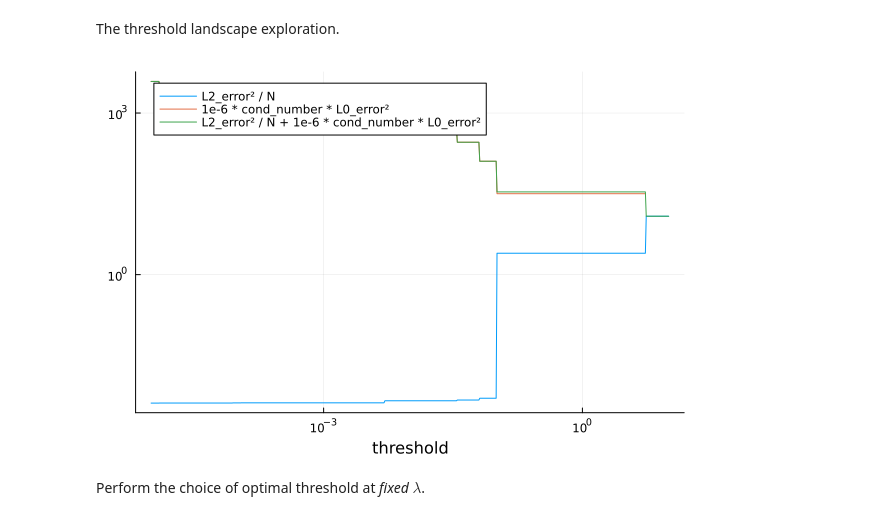
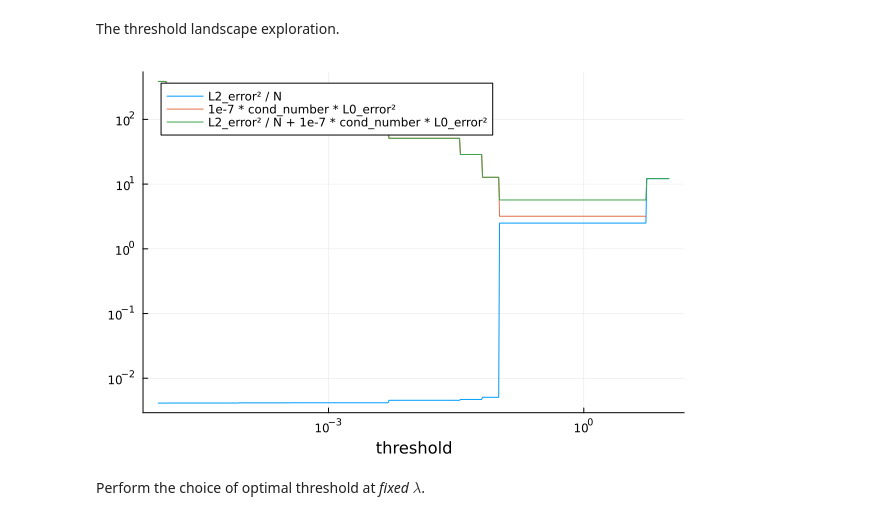
Before and after one commit to dknatan/PDEfind.jl, a Jupyter notebook: examples/02_adv_heat.ipynb, the cells around one changed output. Drawn from its saved outputs; the diff is of its cells as text; code cells hidden in the pictures.

```diff
--- a/examples/02_adv_heat.ipynb
+++ b/examples/02_adv_heat.ipynb
@@ -171,10 +171,10 @@ for (i,tol) in enumerate(tol_range)
 end
 # %%
 plot(tol_range, L2_error²_array ./ N, xscale=:log10, yscale=:log10, label="L2_error² / N", xlabel="threshold", legend=:topleft)
-plot!(tol_range[L0_error²_array .> 0.], 1e-6 .* cond_number .* L0_error²_array[L0_error²_array .> 0.], label="1e-6 * cond_number * L0_error²")
-plot!(tol_range, L2_error²_array ./ N + 1e-6 .* cond_number .* L0_error²_array, label="L2_error² / N + 1e-6 * cond_number * L0_error²")
+plot!(tol_range[L0_error²_array .> 0.], 1e-7 .* cond_number .* L0_error²_array[L0_error²_array .> 0.], label="1e-7 * cond_number * L0_error²")
+plot!(tol_range, L2_error²_array ./ N + 1e-7 .* cond_number .* L0_error²_array, label="L2_error² / N + 1e-7 * cond_number * L0_error²")
 # %% [output]
-[figure, old version]
+[figure, new version]
 # %% [markdown]
 Perform the choice of optimal threshold at *fixed* $\lambda$.
 # %%
```
Also changed, not shown: 2 other files.
